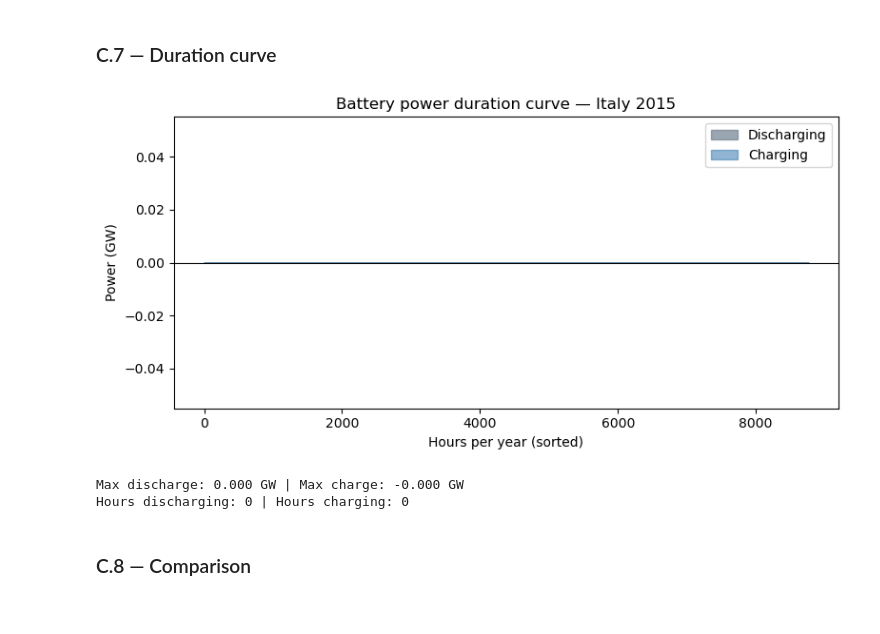
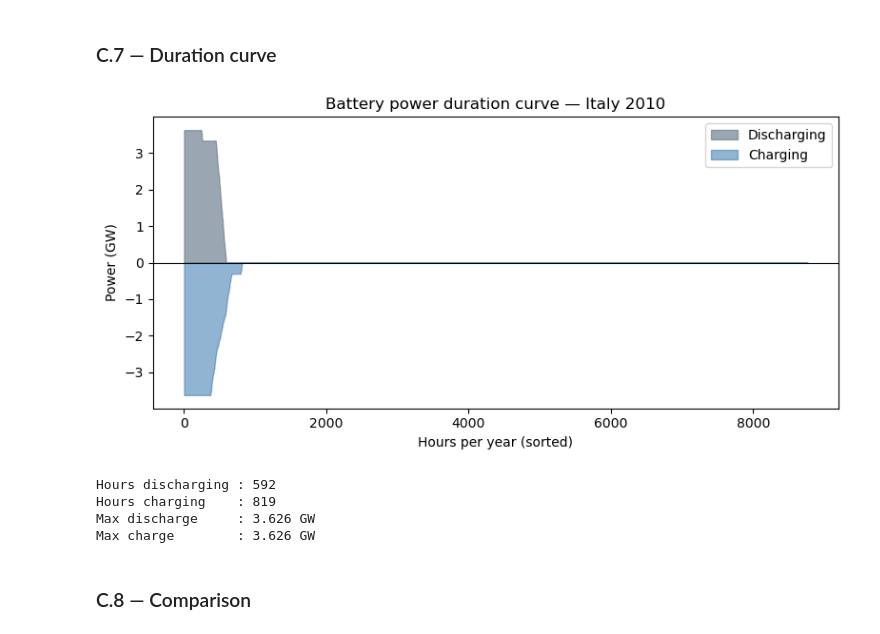
Before and after one commit to kryists/46770-integrated-energy-grids, a Jupyter notebook: taskA.ipynb, the cells around one changed output. Drawn from its saved outputs; the diff is of its cells as text; code cells hidden in the pictures.

```diff
--- a/taskA.ipynb
+++ b/taskA.ipynb
@@ -924,36 +901,33 @@ soc_full shape: (8760,) | non-zero hours: 0
 # %% [markdown]
 ### C.7 — Duration curve
 # %%
-# Duration curve — bat_p_full defined in cell above
 fig, ax = plt.subplots(figsize=(8, 4))
 
-discharge_vals       = bat_p_full.clip(lower=0).values / 1e3
-charge_vals          = bat_p_full.clip(upper=0).values / 1e3  # negative
+hours = np.arange(1, len(bat_p_full) + 1)
+ax.fill_between(hours,
+                0, np.sort(bat_p_full.clip(lower=0).values)[::-1] / 1e3,
+                color=COLORS['Battery'], alpha=0.7, label='Discharging')
+ax.fill_between(hours,
+                np.sort(bat_p_full.clip(upper=0).values) / 1e3, 0,
+                color='steelblue', alpha=0.6, label='Charging')
+ax.axhline(0, color='black', lw=0.8)
+ax.set_xlabel('Hours per year (sorted)')
+ax.set_ylabel('Power (GW)')
+ax.set_title(f'Battery power duration curve — Italy {year}')
+ax.legend()
+fig.tight_layout()
+plt.savefig('pics/taskC_duration_curve.png', dpi=150, bbox_inches='tight')
+plt.show()
 
-bat_sorted_discharge = np.sort(discharge_vals)[::-1]
-bat_sorted_charge    = np.sort(charge_vals)   # ascending → most negative first
-
-hours = np.arange(1, len(bat_sorted_discharge) + 1)
-
-ax.fill_between(hours, 0, bat_sorted_discharge,
-                color="slategray", alpha=0.7, label="Discharging")
-ax.fill_between(hours, bat_sorted_charge, 0,
-                color="steelblue", alpha=0.6, label="Charging")
-ax.axhline(0, color="black", lw=0.8)
-ax.set_xlabel("Hours per year (sorted)")
-ax.set_ylabel("Power (GW)")
-ax.set_title("Battery power duration curve — Italy 2015")
-ax.legend()
-plt.tight_layout()
-plt.savefig("taskC_battery_duration_curve.png", dpi=150, bbox_inches="tight")
-plt.show()
-print("Max discharge: {:.3f} GW | Max charge: {:.3f} GW".format(
-    bat_sorted_discharge[0], -bat_sorted_charge[0]))
-print("Hours discharging: {} | Hours charging: {}".format(
-    (bat_p_full > 0).sum(), (bat_p_full < 0).sum()))
+print(f"Hours discharging : {(bat_p_full > 1).sum()}")
+print(f"Hours charging    : {(bat_p_full < -1).sum()}")
+print(f"Max discharge     : {bat_p_full.max()/1e3:.3f} GW")
+print(f"Max charge        : {-bat_p_full.min()/1e3:.3f} GW")
 # %% [output]
-[figure, old version]
+[figure, new version]
-Max discharge: 0.000 GW | Max charge: -0.000 GW
-Hours discharging: 0 | Hours charging: 0
+Hours discharging : 592
+Hours charging    : 819
+Max discharge     : 3.626 GW
+Max charge        : 3.626 GW
 # %% [markdown]
 ### C.8 — Comparison
```
Also changed, not shown: parts of 21 cells of this notebook, 7 other files.
